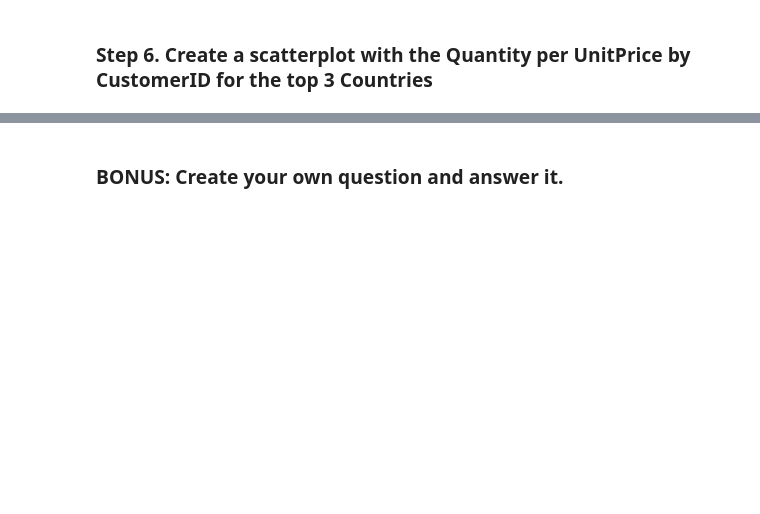
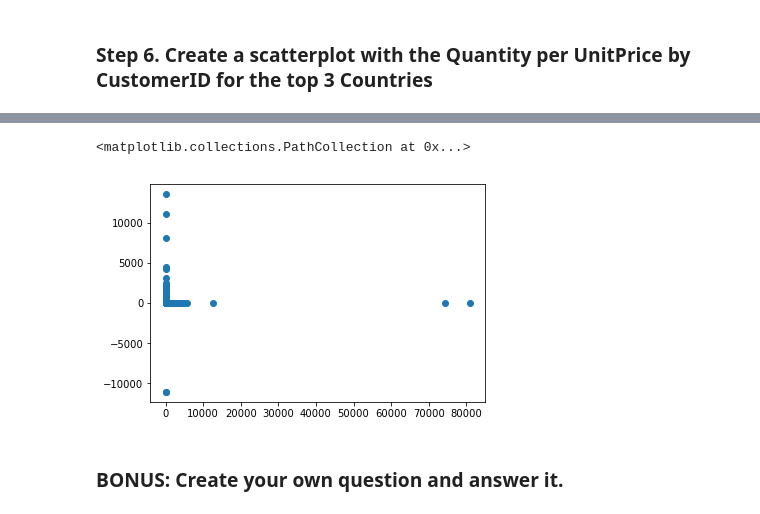
Before and after one commit to sandeep-a-pradhan/Python_DataScience, a Jupyter notebook: sandeep.a.pradhan@outlook.com_Pandas Exercises-8.ipynb, the cells around one changed output, grey strips where cells are left out. Drawn from its saved outputs; the diff is of its cells as text; code cells hidden in the pictures; blank space fills up the shorter version.

```diff
--- a/sandeep.a.pradhan@outlook.com_Pandas Exercises-8.ipynb
+++ b/sandeep.a.pradhan@outlook.com_Pandas Exercises-8.ipynb
@@ -44,4 +50,4 @@ online_rt[online_rt['Country'] != 'United Kingdom'][['Country','Quantity']].grou
 # %% [markdown]
 ### Step 5.  Exclude negative Quatity entries
 # %%
-online_rt[online_rt['Quantity'] > 0]
+online_rt = online_rt[online_rt['Quantity'] > 0]
@@ -69,2 +64,10 @@ online_rt[online_rt['Quantity'] > 0]
+# %%
+Quantity = online_rt.Quantity[(online_rt['Country'] == 'United Kingdom') | (online_rt.Country == 'Netherlands') | (online_rt.Country == 'EIRE')]
+Unitprice = online_rt.UnitPrice[(online_rt['Country'] == 'United Kingdom') | (online_rt.Country == 'Netherlands') | (online_rt.Country == 'EIRE')]
+# %%
+plt.scatter(Quantity,Unitprice)
+# %% [output]
+<matplotlib.collections.PathCollection at 0x...>
+[figure, added]
 # %% [markdown]
 ### BONUS: Create your own question and answer it.
```
Also changed, not shown: parts of 5 cells of this notebook, 1 other file.
